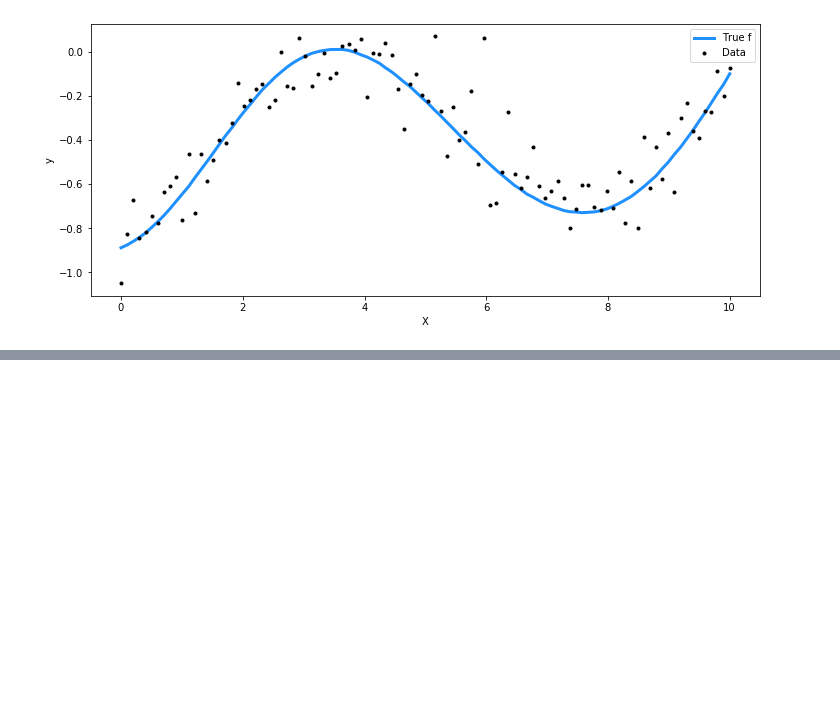
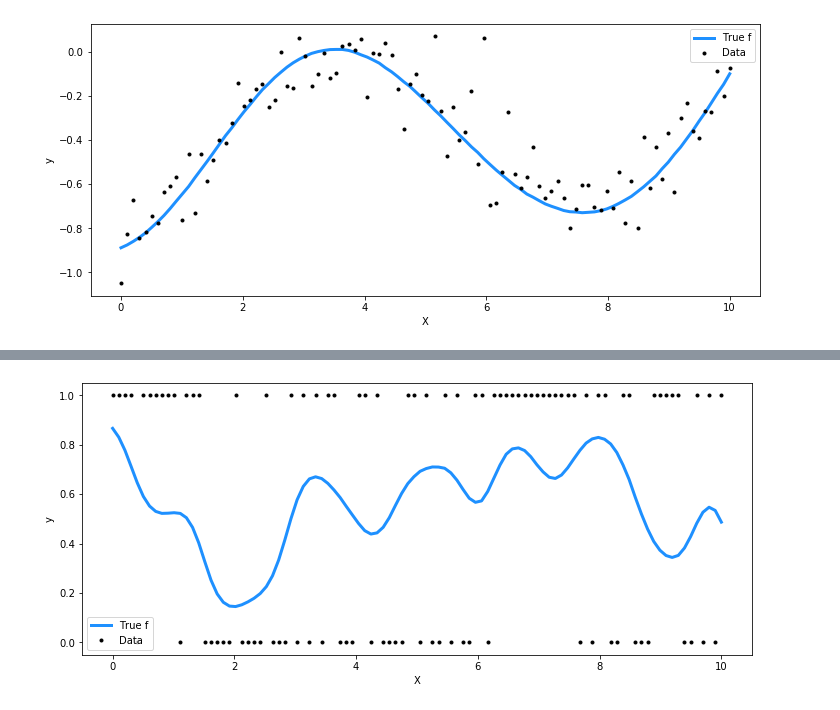
Before and after one commit to pymc-devs/pymc4, a Jupyter notebook: notebooks/gaussian_process.ipynb, the cells around one changed output, grey strips where cells are left out. Drawn from its saved outputs; the diff is of its cells as text; code cells hidden in the pictures; blank space fills up the shorter version.

```diff
--- a/notebooks/gaussian_process.ipynb
+++ b/notebooks/gaussian_process.ipynb
@@ -325,0 +331,30 @@ plt.title("Conditional distribution of $f_*$, given $f$"); plt.legend();
+# %%
+n = 100 # The number of data points
+X = np.linspace(0, 10, n)[:, None] # The inputs to the GP, they must be arranged as a column vector
+n_new = 200
+X_new = np.linspace(0, 15, n_new)[:,None]
+
+# Define the true covariance function and its parameters
+l_true = .5
+cov_func = pm.gp.cov.ExpQuad(amplitude=1., length_scale=l_true, feature_ndims=1)
+
+# A mean function that is zero everywhere
+mean_func = pm.gp.mean.Zero()
+
+# The latent function values are one sample from a multivariate normal
+f_true = np.random.multivariate_normal(mean_func(X).numpy(),
+                                       cov_func(X, X).numpy() + 1e-6*np.eye(n), 1).flatten()
+
+# Now, we transform the real space into probabilities between 0 and 1
+# using sigmoid function.
+p_true = tf.sigmoid(f_true).numpy()
+# Now we sample from the bernoulli distribution to get our labels
+labels = np.random.binomial(n=1, p=p_true, size=n).ravel()
+
+## Plot the data and the unobserved latent function
+fig = plt.figure(figsize=(12,5)); ax = fig.gca()
+ax.plot(X, p_true, "dodgerblue", lw=3, label="True f")
+ax.plot(X, labels, 'ok', ms=3, label="Data")
+ax.set_xlabel("X"); ax.set_ylabel("y"); plt.legend();
+# %% [output]
+[figure, added]
```
Also changed, not shown: parts of 18 cells of this notebook, 5 other files.
